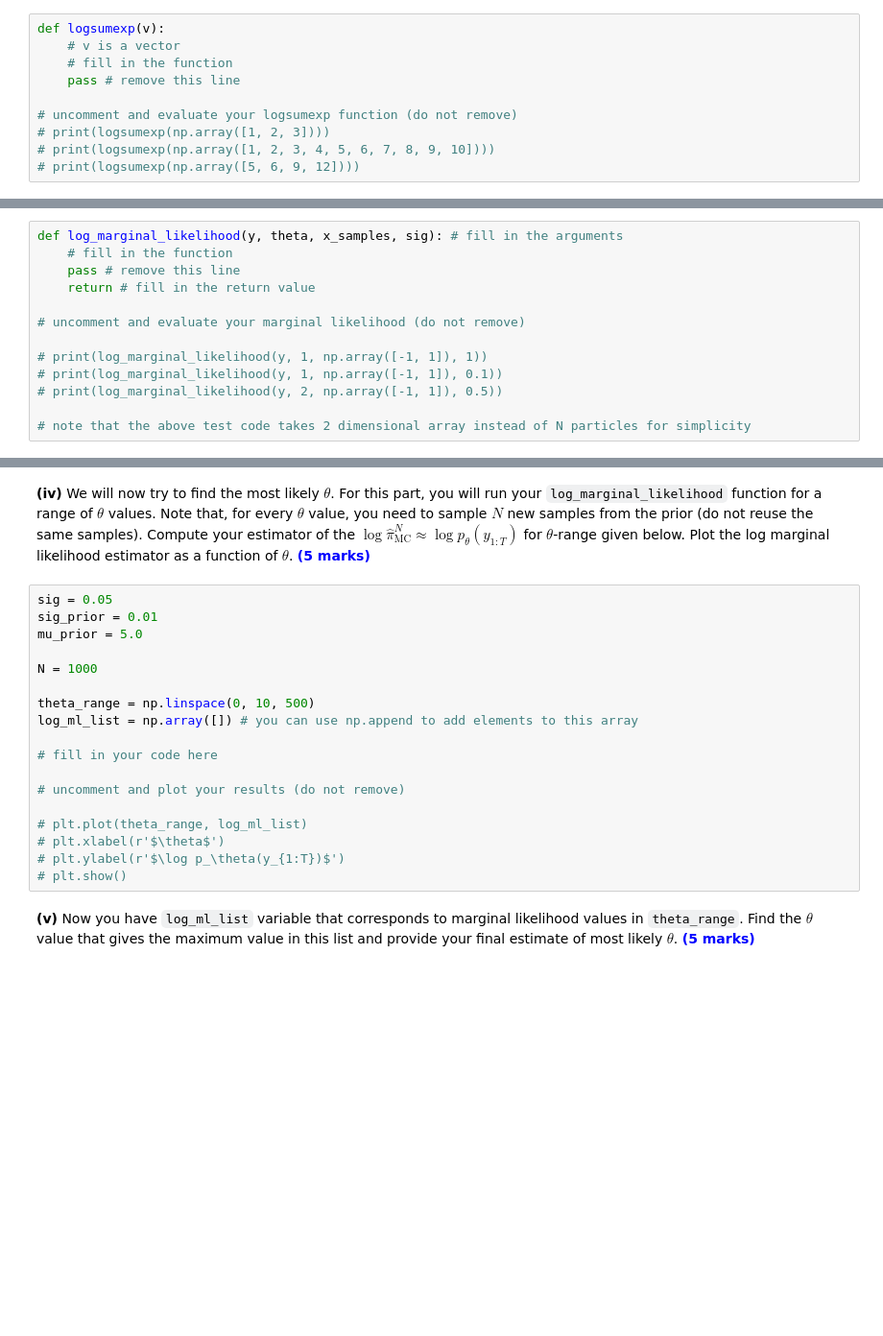
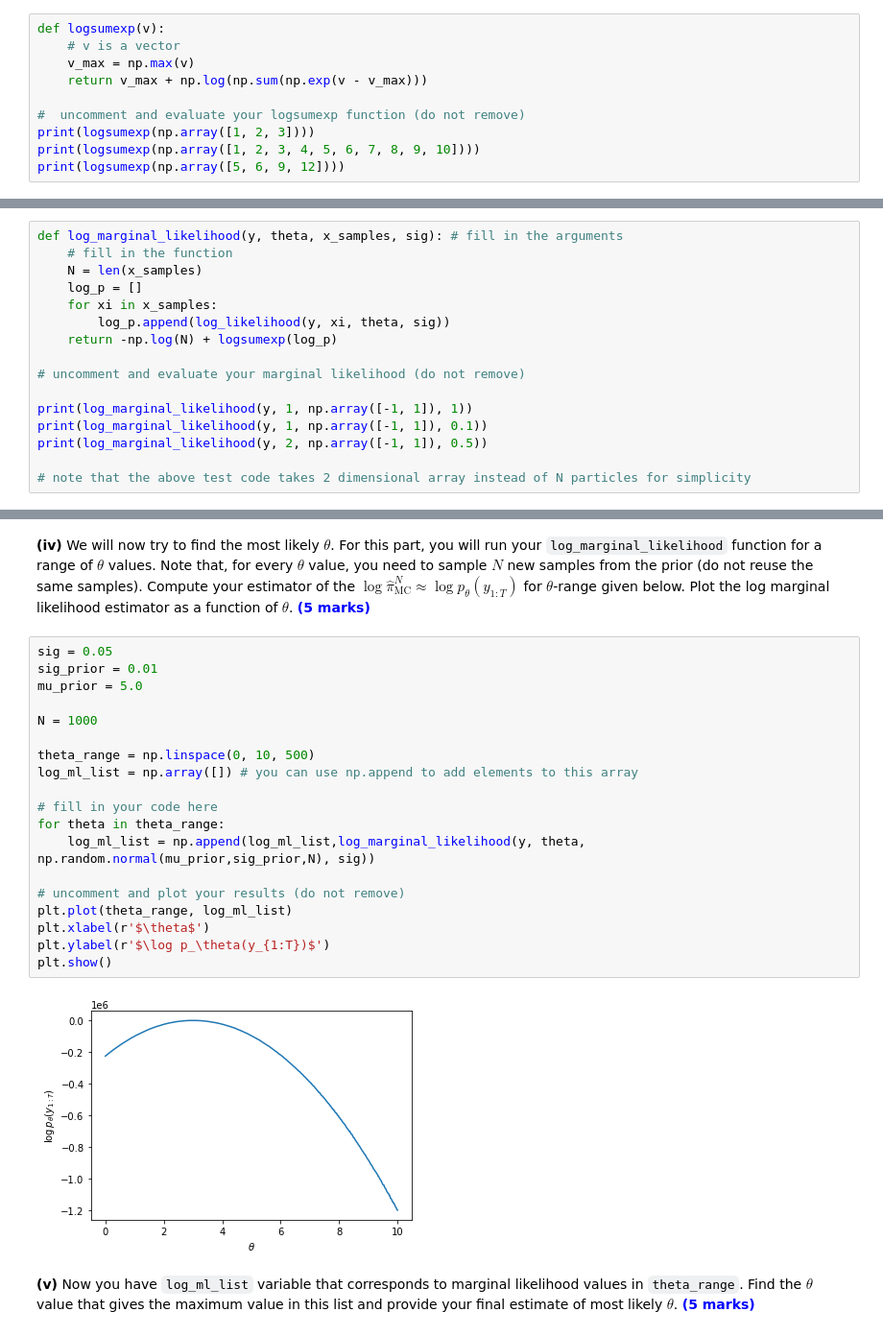
Before and after one commit to l-khali/stochastic_simulation, a Jupyter notebook: coursework/Stochastic Simulation Coursework 2023(1).ipynb, the cells around one changed output, grey strips where cells are left out. Shown at 96% size. Drawn from its saved outputs; the diff is of its cells as text; blank space fills up the shorter version.

```diff
--- a/coursework/Stochastic Simulation Coursework 2023(1).ipynb
+++ b/coursework/Stochastic Simulation Coursework 2023(1).ipynb
@@ -58,10 +66,10 @@ where $v_{\max} = \max_{i = 1,\ldots,N} v_i$. Implement this as a function which
 # %%
 def logsumexp(v):
     # v is a vector
-    # fill in the function
-    pass # remove this line
+    v_max = np.max(v)
+    return v_max + np.log(np.sum(np.exp(v - v_max)))
 
-# uncomment and evaluate your logsumexp function (do not remove)
-# print(logsumexp(np.array([1, 2, 3])))
-# print(logsumexp(np.array([1, 2, 3, 4, 5, 6, 7, 8, 9, 10])))
-# print(logsumexp(np.array([5, 6, 9, 12])))
+#  uncomment and evaluate your logsumexp function (do not remove)
+print(logsumexp(np.array([1, 2, 3])))
+print(logsumexp(np.array([1, 2, 3, 4, 5, 6, 7, 8, 9, 10])))
+print(logsumexp(np.array([5, 6, 9, 12])))
@@ -81,13 +93,16 @@ as given in the question. You have to use $p_\theta(y_{1:T} | x^{(i)}) = \exp(\l
 # %%
 def log_marginal_likelihood(y, theta, x_samples, sig): # fill in the arguments
     # fill in the function
-    pass # remove this line
-    return # fill in the return value
+    N = len(x_samples)
+    log_p = []
+    for xi in x_samples:
+        log_p.append(log_likelihood(y, xi, theta, sig))
+    return -np.log(N) + logsumexp(log_p)
 
 # uncomment and evaluate your marginal likelihood (do not remove)
 
-# print(log_marginal_likelihood(y, 1, np.array([-1, 1]), 1))
-# print(log_marginal_likelihood(y, 1, np.array([-1, 1]), 0.1))
-# print(log_marginal_likelihood(y, 2, np.array([-1, 1]), 0.5))
+print(log_marginal_likelihood(y, 1, np.array([-1, 1]), 1))
+print(log_marginal_likelihood(y, 1, np.array([-1, 1]), 0.1))
+print(log_marginal_likelihood(y, 2, np.array([-1, 1]), 0.5))
 
 # note that the above test code takes 2 dimensional array instead of N particles for simplicity
@@ -96,21 +115,24 @@ def log_marginal_likelihood(y, theta, x_samples, sig): # fill in the arguments
 # %%
 sig = 0.05
 sig_prior = 0.01
 mu_prior = 5.0
 
 N = 1000
 
 theta_range = np.linspace(0, 10, 500)
 log_ml_list = np.array([]) # you can use np.append to add elements to this array
 
 # fill in your code here
+for theta in theta_range:
+    log_ml_list = np.append(log_ml_list,log_marginal_likelihood(y, theta, np.random.normal(mu_prior,sig_prior,N), sig))
 
 # uncomment and plot your results (do not remove)
-
-# plt.plot(theta_range, log_ml_list)
-# plt.xlabel(r'$\theta$')
-# plt.ylabel(r'$\log p_\theta(y_{1:T})$')
-# plt.show()
+plt.plot(theta_range, log_ml_list)
+plt.xlabel(r'$\theta$')
+plt.ylabel(r'$\log p_\theta(y_{1:T})$')
+plt.show()
+# %% [output]
+[figure, added]
 # %% [markdown]
 **(v)** Now you have `log_ml_list` variable that corresponds to marginal likelihood values in `theta_range`. Find the $\theta$ value that gives the maximum value in this list and provide your final estimate of most likely $\theta$. **<span style="color:blue">(5 marks)</span>**
 # %%
```
Also changed, not shown: parts of 12 cells of this notebook, 3 other files.
